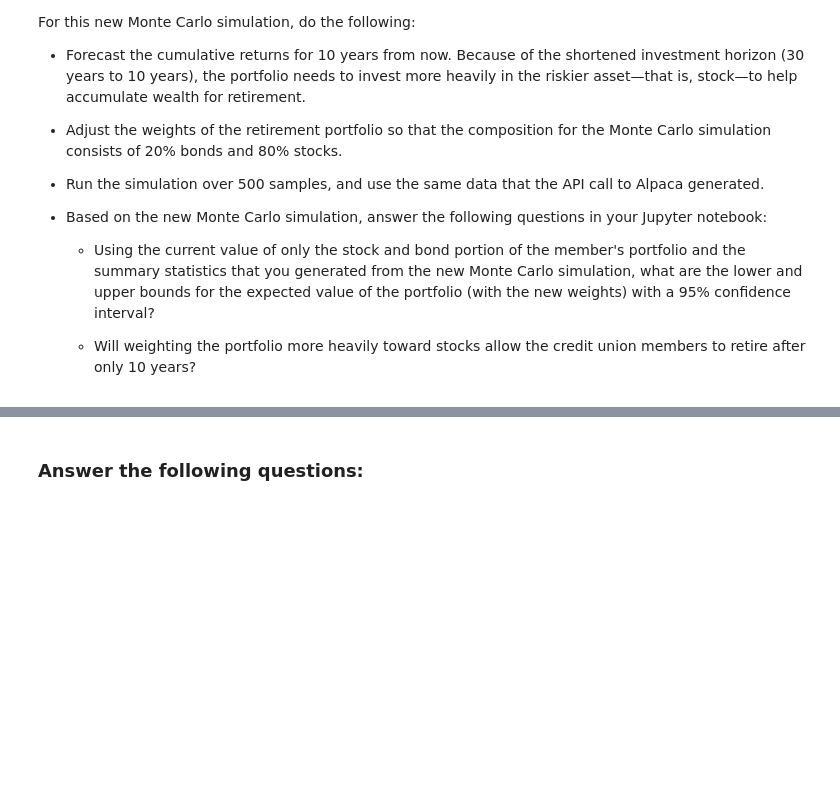
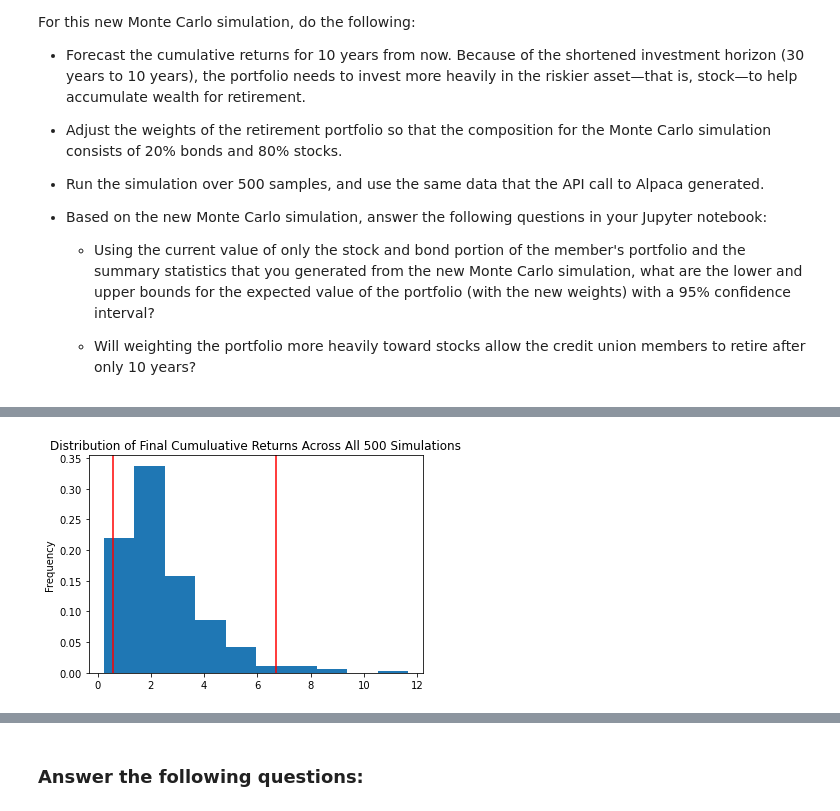
Before and after one commit to naomynaomy/module_5_challenge, a Jupyter notebook: Starter_Code/financial_planning_tools.ipynb, the cells around one changed output, grey strips where cells are left out. Saved outputs shown, nothing was run; the diff lists cells and outputs as text; code cells hidden in the pictures; blank space fills up the shorter version.

```diff
--- a/Starter_Code/financial_planning_tools.ipynb
+++ b/Starter_Code/financial_planning_tools.ipynb
@@ -603,7 +660,9 @@ For this new Monte Carlo simulation, do the following:
 # %%
 # Visualize the probability distribution of the 10-year Monte Carlo simulation
 # by plotting a histogram
-# YOUR CODE HERE
+MC_portfolio_tenyear_dist = MC_portfolio_tenyear.plot_distribution()
+# %% [output]
+[figure, added]
 # %%
 # Generate summary statistics from the 10-year Monte Carlo simulation results
 # Save the results as a variable
```
Also changed, not shown: parts of 22 cells of this notebook.
